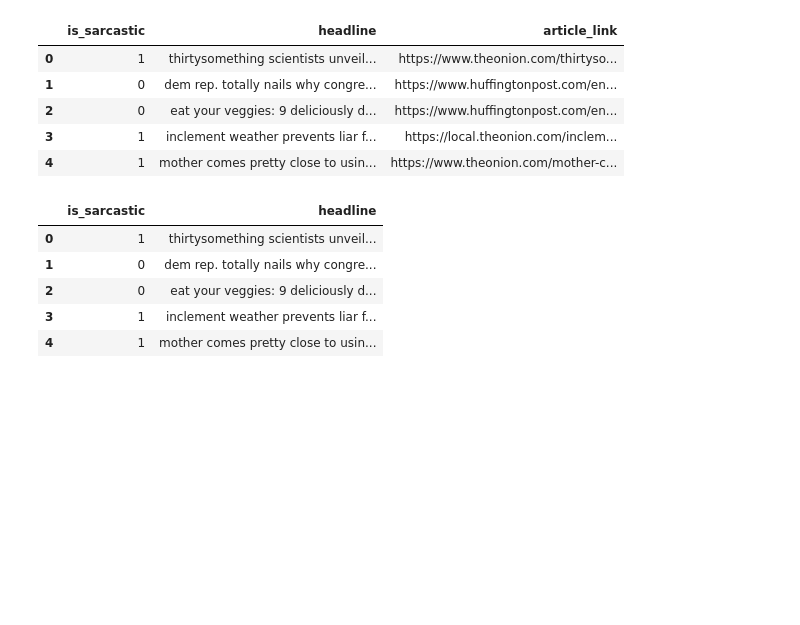
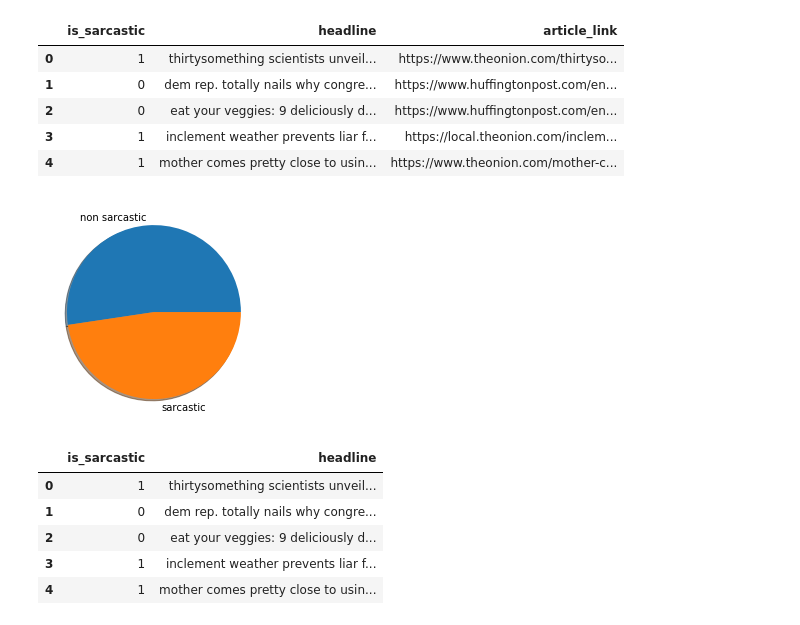
Before and after one commit to koren-v/DetectingSarcasm, a Jupyter notebook: Notebooks/BERT.ipynb, the cells around one changed output. Saved outputs shown, nothing was run; the diff lists cells and outputs as text; code cells hidden in the pictures; blank space fills up the shorter version.

```diff
--- a/Notebooks/BERT.ipynb
+++ b/Notebooks/BERT.ipynb
@@ -188,6 +207,12 @@ df.head()
 | 2 | 0 | eat your veggies: 9 deliciously d... | https://www.huffingtonpost.com/en... |
 | 3 | 1 | inclement weather prevents liar f... | https://local.theonion.com/inclem... |
 | 4 | 1 | mother comes pretty close to usin... | https://www.theonion.com/mother-c... |
+# %%
+x = df['is_sarcastic'].value_counts()
+plt.pie(x, labels = ['non sarcastic', 'sarcastic'], shadow=True)
+plt.show()
+# %% [output]
+[figure, added]
 # %%
 df = df.drop(['article_link'], axis=1)
 df.head()
```
Also changed, not shown: parts of 12 cells of this notebook, 1 other file.
